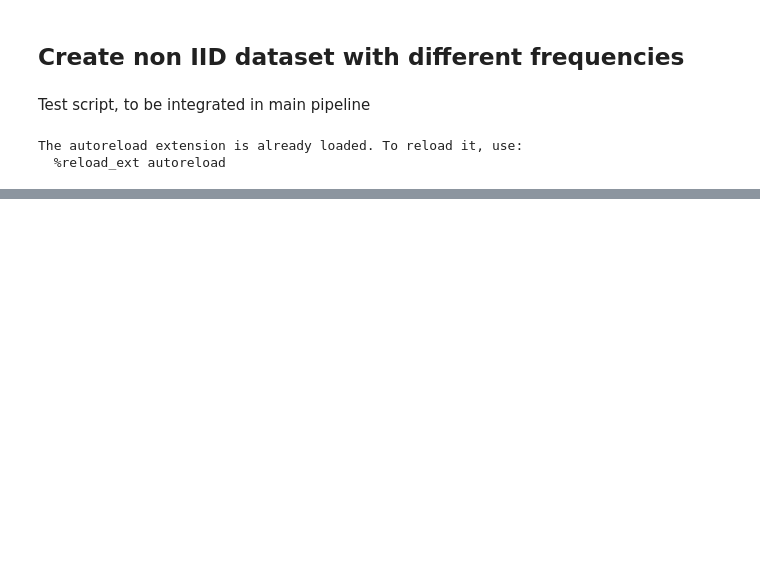
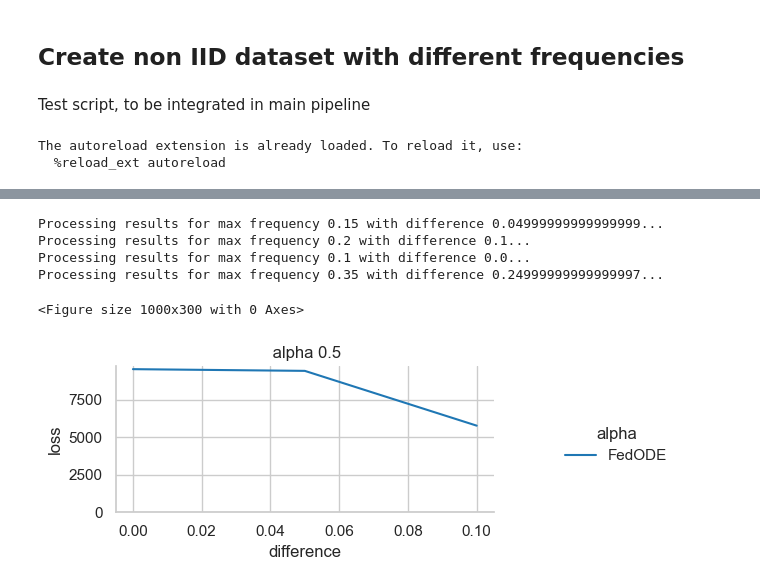
Before and after one commit to luisas/fl4tsf, a Jupyter notebook: analysis/06a_noniid_freq.ipynb, the cells around one changed output, grey strips where cells are left out. Saved outputs shown, nothing was run; the diff lists cells and outputs as text; code cells hidden in the pictures; blank space fills up the shorter version.

```diff
--- a/analysis/06a_noniid_freq.ipynb
+++ b/analysis/06a_noniid_freq.ipynb
@@ -638,0 +233,69 @@ FileNotFoundError: [Errno 2] No such file or directory: '../data/luisa_offset_0.
+# %%
+
+result_json = glob.glob(f"../results_small/**/federated_training/**/2_rounds/**/results.json", recursive=True)
+
+start_freq = 0.1
+df_summary_centralized = pd.DataFrame()
+df_summary_federated = pd.DataFrame()
+df_summary_aggregation = pd.DataFrame()
+for file in result_json:
+    # max frequency is encoded in the filename
+    max_freq = float(file.split("maxfreq_")[-1].split("_")[0].split("/")[0])
+    difference = max_freq - start_freq
+    df_centralized_evaluate, df_federated_evaluate, df_aggregation = read_loss_file(file)
+    df_centralized_evaluate['max_freq'] = max_freq
+    df_centralized_evaluate['difference'] = difference
+    df_summary_centralized = pd.concat([df_summary_centralized, df_centralized_evaluate], ignore_index=True)
+    df_federated_evaluate['max_freq'] = max_freq
+    df_federated_evaluate['difference'] = difference
+    df_summary_federated = pd.concat([df_summary_federated, df_federated_evaluate], ignore_index=True)
+    df_aggregation['max_freq'] = max_freq
+    df_aggregation['difference'] = difference
+    df_summary_aggregation = pd.concat([df_summary_aggregation, df_aggregation], ignore_index=True)
+    print(f"Processing results for max frequency {max_freq} with difference {difference}...")
+# %% [output]
+Processing results for max frequency 0.15 with difference 0.04999999999999999...
+Processing results for max frequency 0.2 with difference 0.1...
+Processing results for max frequency 0.1 with difference 0.0...
+Processing results for max frequency 0.35 with difference 0.24999999999999997...
+# %%
+######################################
+#  Plot the last loss vs difference
+#######################################
+df_summary_centralized_last = df_summary_centralized[df_summary_centralized["round"] == 2]
+plt.figure(figsize=(10, 3))
+# Create FacetGrid
+g = sns.FacetGrid(
+    df_summary_centralized_last,
+    col="alpha",
+    height=2.5,
+    aspect=1.5,  # Width = height * aspect
+    sharey=True
+)
+
+# Map the lineplot onto the grid
+g.map_dataframe(
+    sns.lineplot,
+    x='difference',
+    y='loss',
+    hue='aggregation',
+    palette='tab10'
+)
+
+# Adjustments
+g.set_titles(" alpha {col_name}")
+g.set(ylim=(0, None))
+
+
+
+# Move legend outside
+g.add_legend(title ="alpha")
+g._legend.set_bbox_to_anchor((1.05, 0.5))
+# legend
+g._legend.set_loc("center left")
+# title
+plt.tight_layout()
+plt.show()
+# %% [output]
+<Figure size 1000x300 with 0 Axes>
+[figure, added]
```
Also changed, not shown: parts of 27 cells of this notebook, 4 other files.
